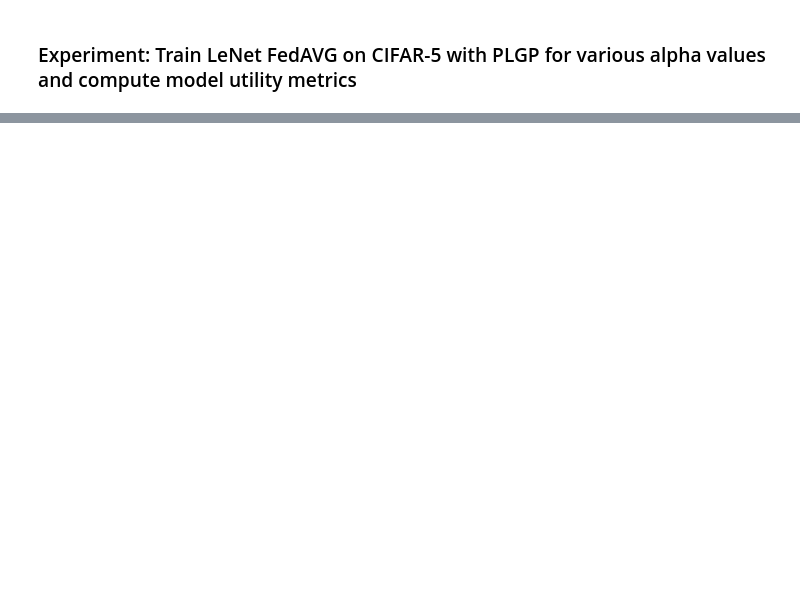
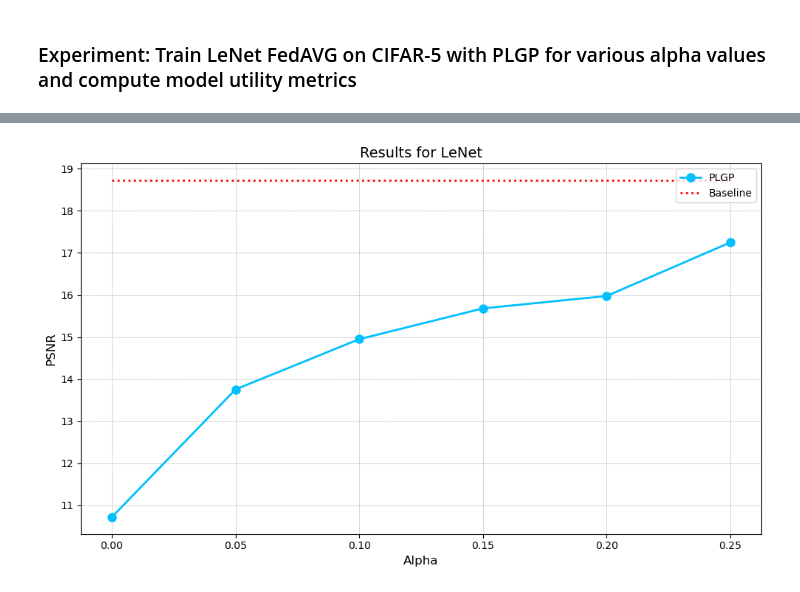
Before and after one commit to albert-moller/GradientPruningInFL, a Jupyter notebook: model_utility_pruning_experiment_v2.ipynb, the cells around one changed output, grey strips where cells are left out. Saved outputs shown, nothing was run; the diff lists cells and outputs as text; code cells hidden in the pictures; blank space fills up the shorter version.

```diff
--- a/model_utility_pruning_experiment_v2.ipynb
+++ b/model_utility_pruning_experiment_v2.ipynb
@@ -154,0 +172,21 @@ train_accuracy_0_2_5, val_accuracy_0_2_5, psnr_baseline_0_2_5, ssim_baseline_0_2
+# %%
+#Plot 1)
+
+alphas = np.arange(0, 0.30, 0.05)
+psnr_vals = [psnr_baseline_0_0_0[0], psnr_baseline_0_0_5[0], psnr_baseline_0_1_0[0], psnr_baseline_0_1_5[0], psnr_baseline_0_2_0[0], psnr_baseline_0_2_5[0]]
+
+plt.figure(figsize=(10, 6))
+plt.plot(alphas, psnr_vals, 'o-', label="PLGP", linewidth=2, markersize=8, color='deepskyblue')  # Enhanced line and marker
+plt.hlines(y=psnr_baseline[0], xmin=0.00, xmax=0.25, colors='red', linestyles='dotted', label="Baseline", linewidth=2)
+
+plt.xlabel("Alpha", fontsize=12)
+plt.ylabel("PSNR", fontsize=12)
+plt.title("Results for LeNet", fontsize=14)
+plt.legend(fontsize=10)
+plt.grid(True, linestyle='--', linewidth=0.5)
+plt.tight_layout()
+
+# Display the plot
+plt.show()
+# %% [output]
+[figure, added]
```
Also changed, not shown: parts of 8 cells of this notebook, 1 other file.
